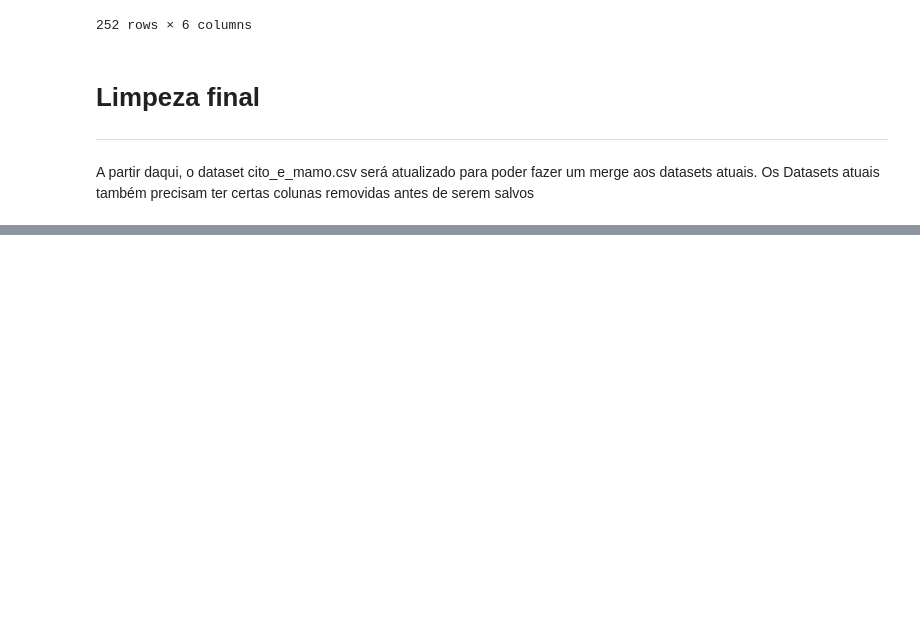
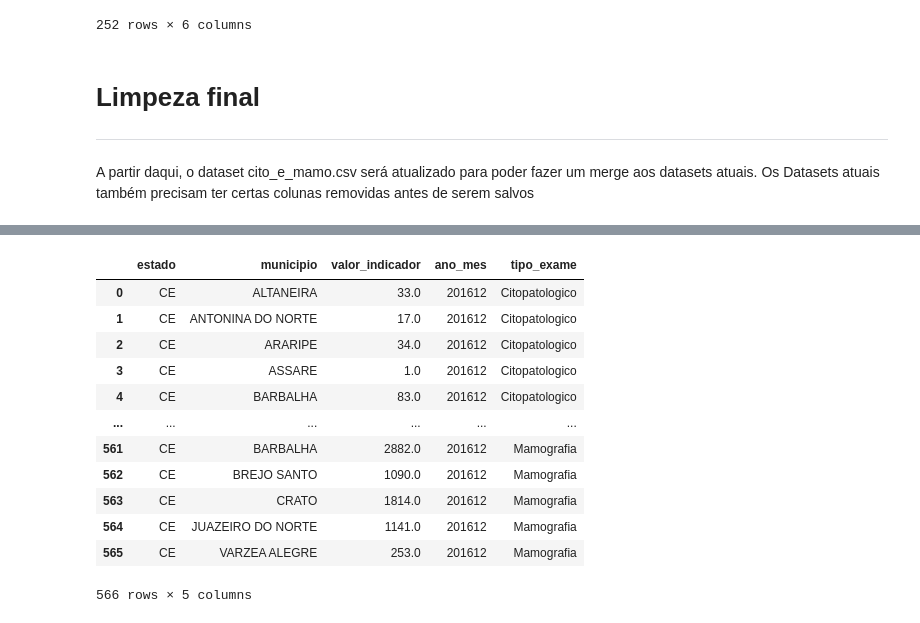
Before and after one commit to TeclaFernandes/Projeto_Analise_Dados_EC_SI_S5, a Jupyter notebook: Notebooks/N1/Notebook7.ipynb, the cells around one changed output, grey strips where cells are left out. Drawn from its saved outputs; the diff is of its cells as text; code cells hidden in the pictures; blank space fills up the shorter version.

```diff
--- a/Notebooks/N1/Notebook7.ipynb
+++ b/Notebooks/N1/Notebook7.ipynb
@@ -258,0 +294,22 @@ df_cito_e_mamo_sus
+# %%
+# Concatecacao
+df_concatenado_siscan_sus = pd.concat([
+    df_cito_e_mamo_siscan, df_cito_e_mamo_sus
+], ignore_index=True)
+
+
+df_concatenado_siscan_sus
+# %% [output]
+|  | estado | municipio | valor_indicador | ano_mes | tipo_exame |
+| 0 | CE | ALTANEIRA | 33.0 | 201612 | Citopatologico |
+| 1 | CE | ANTONINA DO NORTE | 17.0 | 201612 | Citopatologico |
+| 2 | CE | ARARIPE | 34.0 | 201612 | Citopatologico |
+| 3 | CE | ASSARE | 1.0 | 201612 | Citopatologico |
+| 4 | CE | BARBALHA | 83.0 | 201612 | Citopatologico |
+| ... | ... | ... | ... | ... | ... |
+| 561 | CE | BARBALHA | 2882.0 | 201612 | Mamografia |
+| 562 | CE | BREJO SANTO | 1090.0 | 201612 | Mamografia |
+| 563 | CE | CRATO | 1814.0 | 201612 | Mamografia |
+| 564 | CE | JUAZEIRO DO NORTE | 1141.0 | 201612 | Mamografia |
+| 565 | CE | VARZEA ALEGRE | 253.0 | 201612 | Mamografia |
+566 rows × 5 columns
```
Also changed, not shown: parts of 9 cells of this notebook, 4 other files.
